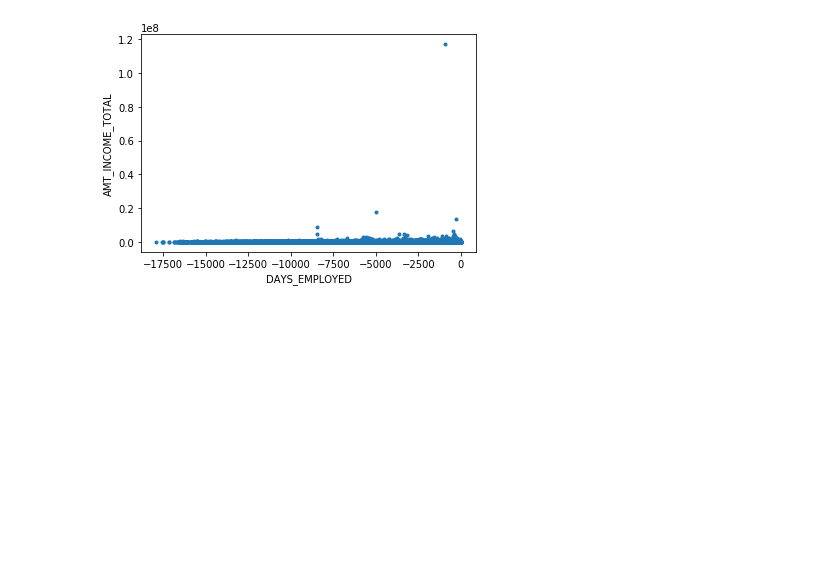
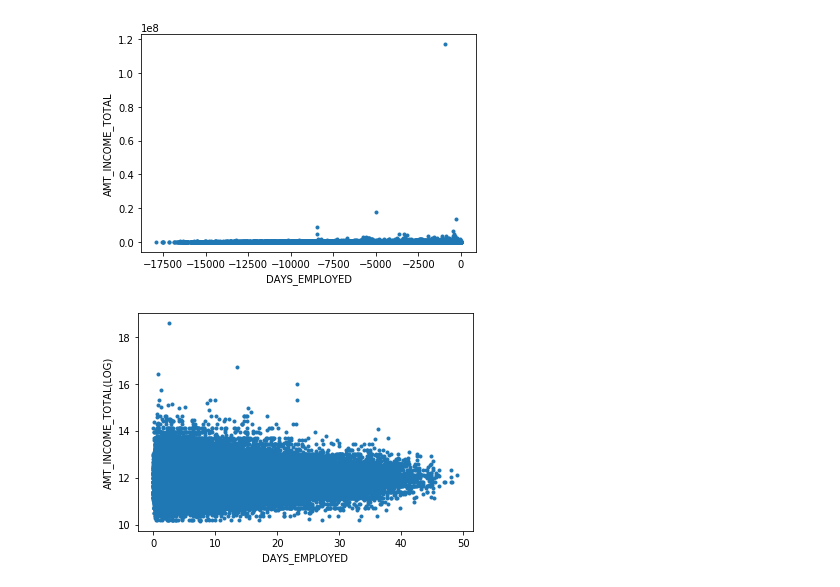
Before and after one commit to k1012ken/ML100Days, a Jupyter notebook: homework/Day_015_HW.ipynb, the cells around one changed output. Cells and saved outputs as stored; diff of their text form; code cells hidden in the pictures; blank space fills up the shorter version.

```diff
--- a/homework/Day_015_HW.ipynb
+++ b/homework/Day_015_HW.ipynb
@@ -145,7 +145,9 @@ plt.show()
 # %% [output]
 [figure]
 # %%
-plt.plot(app_train['DAYS_EMPLOYED'], app_train['AMT_INCOME_TOTAL'], '.')
+plt.plot(app_train['DAYS_EMPLOYED']/-365, np.log1p(app_train['AMT_INCOME_TOTAL']), '.')
 plt.xlabel('DAYS_EMPLOYED')
 plt.ylabel('AMT_INCOME_TOTAL(LOG)')
 plt.show()
+# %% [output]
+[figure, added]
```
